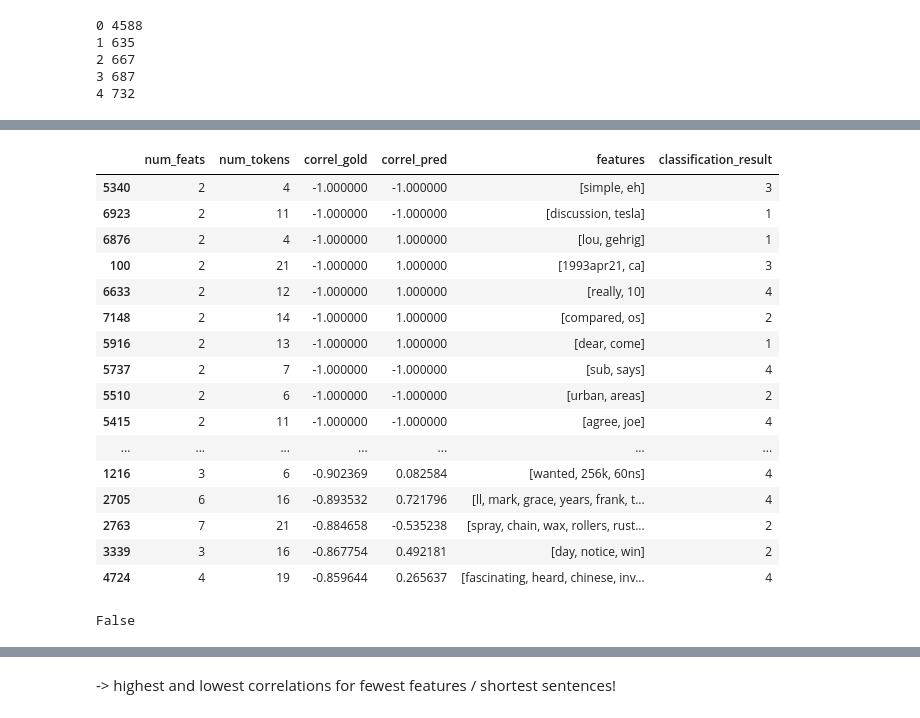
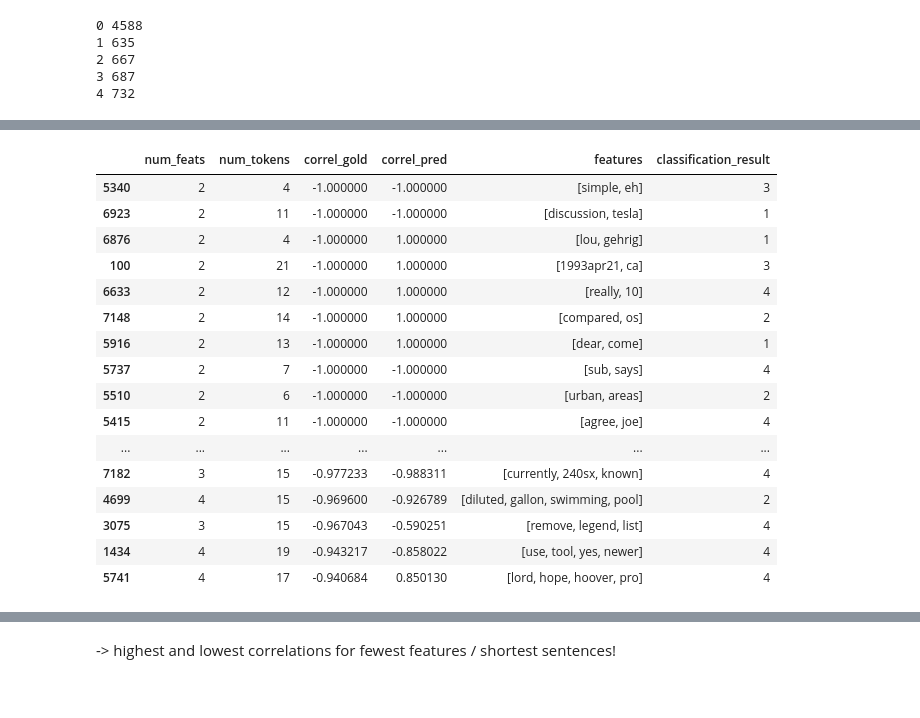
Before and after one commit to LydiaKoerber/nn-interpretability, a Jupyter notebook: analysis-predictions.ipynb, the cells around one changed output, grey strips where cells are left out. Cells and saved outputs as stored; diff of their text form; code cells hidden in the pictures.

```diff
--- a/analysis-predictions.ipynb
+++ b/analysis-predictions.ipynb
@@ -278,24 +231,20 @@ Name: 4013, dtype: object
 # %%
-correls.sort_values(by='correl_gold').head(n=50)
+correls.sort_values(by='correl_gold').head(n=40)
 # %% [output]
 |  | num_feats | num_tokens | correl_gold | correl_pred | features | classification_result |
 | 5340 | 2 | 4 | -1.000000 | -1.000000 | [simple, eh] | 3 |
 | 6923 | 2 | 11 | -1.000000 | -1.000000 | [discussion, tesla] | 1 |
 | 6876 | 2 | 4 | -1.000000 | 1.000000 | [lou, gehrig] | 1 |
 | 100 | 2 | 21 | -1.000000 | 1.000000 | [1993apr21, ca] | 3 |
 | 6633 | 2 | 12 | -1.000000 | 1.000000 | [really, 10] | 4 |
 | 7148 | 2 | 14 | -1.000000 | 1.000000 | [compared, os] | 2 |
 | 5916 | 2 | 13 | -1.000000 | 1.000000 | [dear, come] | 1 |
 | 5737 | 2 | 7 | -1.000000 | -1.000000 | [sub, says] | 4 |
 | 5510 | 2 | 6 | -1.000000 | -1.000000 | [urban, areas] | 2 |
 | 5415 | 2 | 11 | -1.000000 | -1.000000 | [agree, joe] | 4 |
 | ... | ... | ... | ... | ... | ... | ... |
-| 1216 | 3 | 6 | -0.902369 | 0.082584 | [wanted, 256k, 60ns] | 4 |
-| 2705 | 6 | 16 | -0.893532 | 0.721796 | [ll, mark, grace, years, frank, t... | 4 |
-| 2763 | 7 | 21 | -0.884658 | -0.535238 | [spray, chain, wax, rollers, rust... | 2 |
-| 3339 | 3 | 16 | -0.867754 | 0.492181 | [day, notice, win] | 2 |
-| 4724 | 4 | 19 | -0.859644 | 0.265637 | [fascinating, heard, chinese, inv... | 4 |
+| 7182 | 3 | 15 | -0.977233 | -0.988311 | [currently, 240sx, known] | 4 |
+| 4699 | 4 | 15 | -0.969600 | -0.926789 | [diluted, gallon, swimming, pool] | 2 |
+| 3075 | 3 | 15 | -0.967043 | -0.590251 | [remove, legend, list] | 4 |
+| 1434 | 4 | 19 | -0.943217 | -0.858022 | [use, tool, yes, newer] | 4 |
+| 5741 | 4 | 17 | -0.940684 | 0.850130 | [lord, hope, hoover, pro] | 4 |
-# %%
-2826 in merged_true.index
-# %% [output]
-False
```
Also changed, not shown: parts of 41 cells of this notebook, 7 other files.
